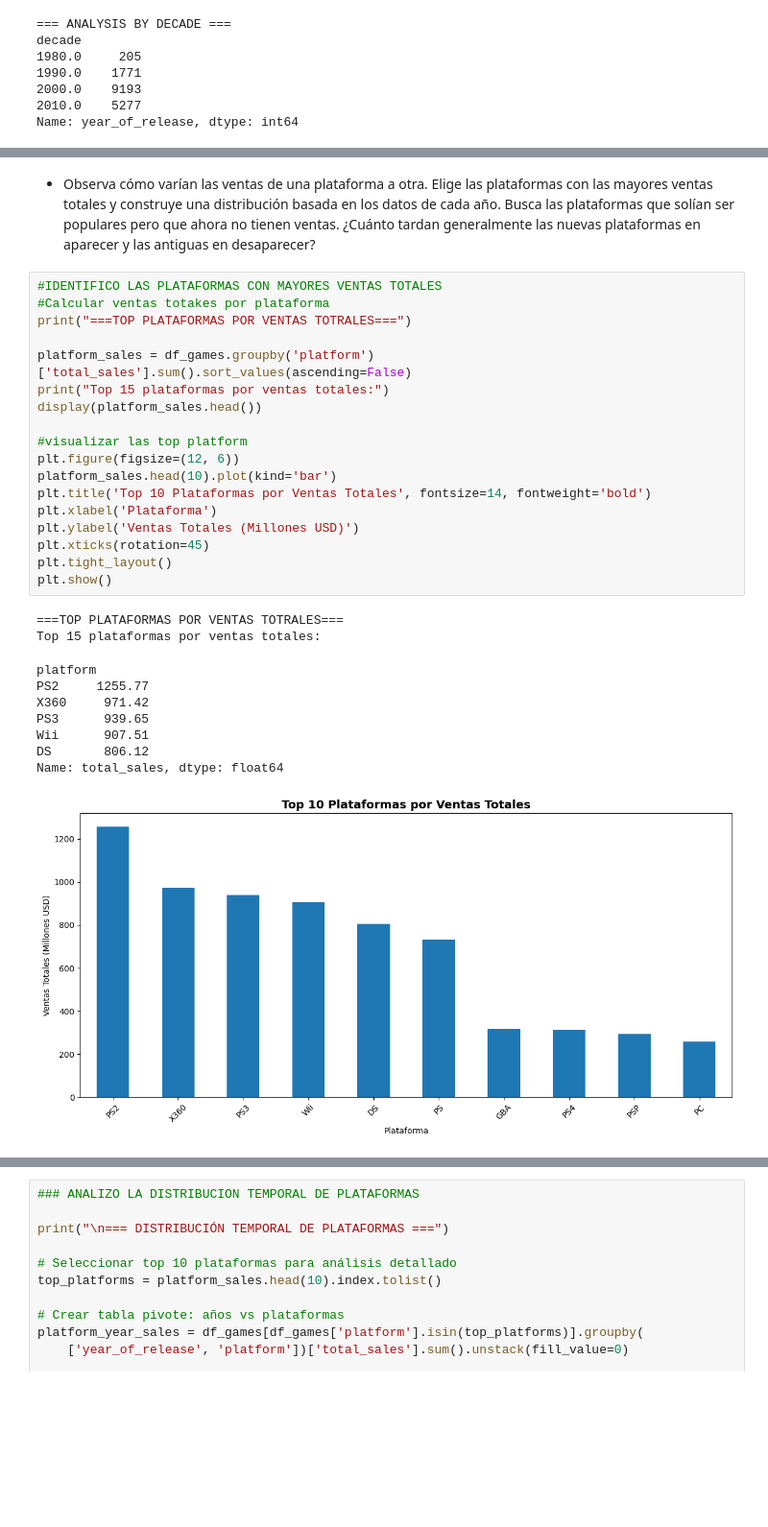
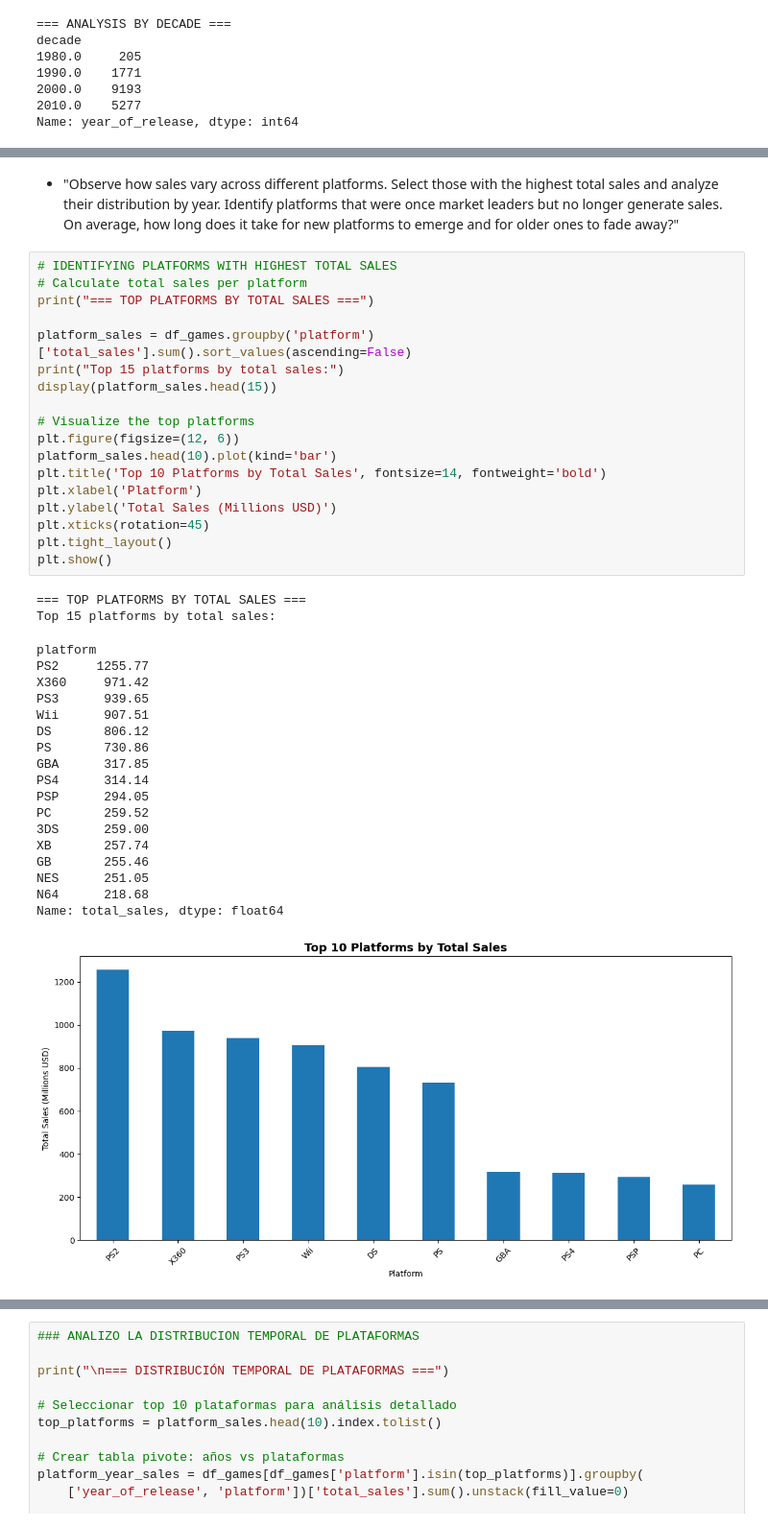
Before and after one commit to juliethrodri24-web/analisis_ventas_videojuegos_tienda, a Jupyter notebook: notebook.ipynb, the cells around one changed output, grey strips where cells are left out. Shown at 96% size. Drawn from its saved outputs; the diff is of its cells as text; blank space fills up the shorter version.

```diff
--- a/notebook.ipynb
+++ b/notebook.ipynb
@@ -507,32 +501,42 @@ Ultimos años con pocos datos: [1997.0, 1998.0, 1999.0, 2000.0, 2001.0]
 # %% [markdown]
 
-- Observa cómo varían las ventas de una plataforma a otra. Elige las plataformas con las mayores ventas totales y construye una distribución basada en los datos de cada año. Busca las plataformas que solían ser populares pero que ahora no tienen ventas. ¿Cuánto tardan generalmente las nuevas plataformas en aparecer y las antiguas en desaparecer?
+- "Observe how sales vary across different platforms. Select those with the highest total sales and analyze their distribution by year. Identify platforms that were once market leaders but no longer generate sales. On average, how long does it take for new platforms to emerge and for older ones to fade away?"
 # %%
-#IDENTIFICO LAS PLATAFORMAS CON MAYORES VENTAS TOTALES
-#Calcular ventas totakes por plataforma
-print("===TOP PLATAFORMAS POR VENTAS TOTRALES===")
+# IDENTIFYING PLATFORMS WITH HIGHEST TOTAL SALES
+# Calculate total sales per platform
+print("=== TOP PLATFORMS BY TOTAL SALES ===")
 
 platform_sales = df_games.groupby('platform')['total_sales'].sum().sort_values(ascending=False)
-print("Top 15 plataformas por ventas totales:")
-display(platform_sales.head())
+print("Top 15 platforms by total sales:")
+display(platform_sales.head(15))
 
-#visualizar las top platform
+# Visualize the top platforms
 plt.figure(figsize=(12, 6))
 platform_sales.head(10).plot(kind='bar')
-plt.title('Top 10 Plataformas por Ventas Totales', fontsize=14, fontweight='bold')
-plt.xlabel('Plataforma')
-plt.ylabel('Ventas Totales (Millones USD)')
+plt.title('Top 10 Platforms by Total Sales', fontsize=14, fontweight='bold')
+plt.xlabel('Platform')
+plt.ylabel('Total Sales (Millions USD)')
 plt.xticks(rotation=45)
 plt.tight_layout()
 plt.show()
 # %% [output]
-===TOP PLATAFORMAS POR VENTAS TOTRALES===
-Top 15 plataformas por ventas totales:
+=== TOP PLATFORMS BY TOTAL SALES ===
+Top 15 platforms by total sales:
 platform
 PS2     1255.77
 X360     971.42
 PS3      939.65
 Wii      907.51
 DS       806.12
+PS       730.86
+GBA      317.85
+PS4      314.14
+PSP      294.05
+PC       259.52
+3DS      259.00
+XB       257.74
+GB       255.46
+NES      251.05
+N64      218.68
 Name: total_sales, dtype: float64
-[figure, old version]
+[figure, new version]
```
Also changed, not shown: parts of 4 cells of this notebook.
